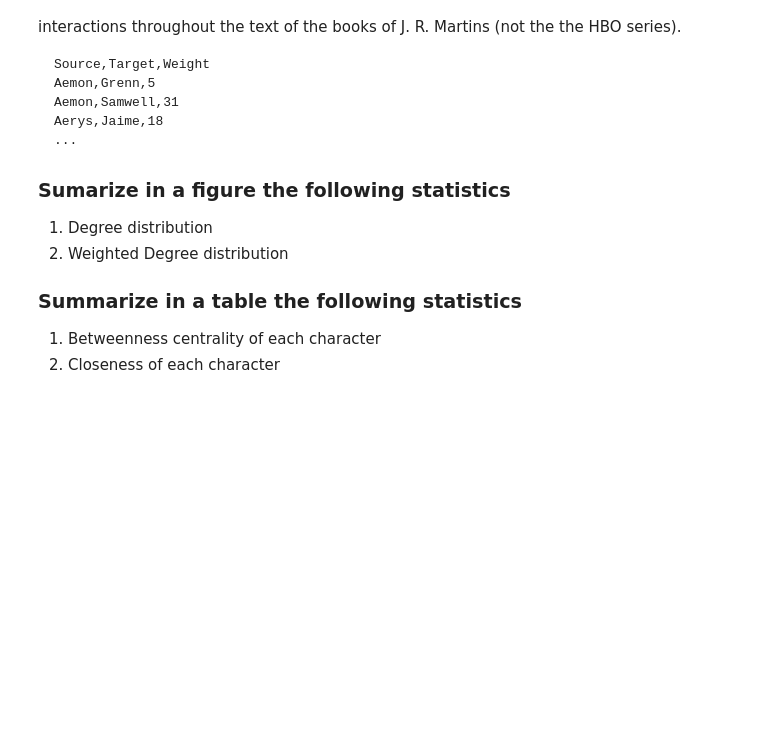
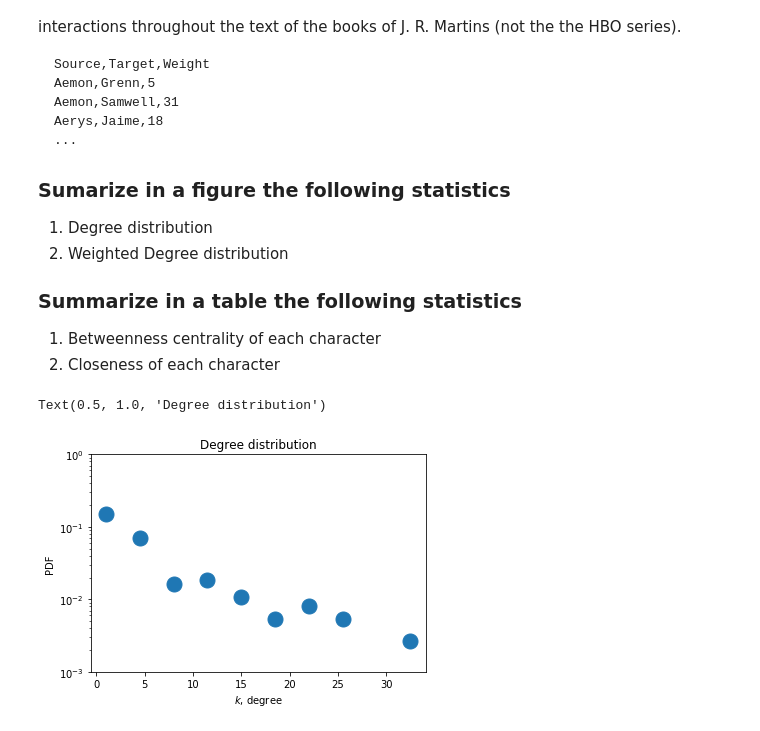
Before and after one commit to ComplexNetTSP/ComplexNetTD, a Jupyter notebook: source/TP1/TP1.ipynb, the cells around one changed output. Cells and saved outputs as stored; diff of their text form; code cells hidden in the pictures; blank space fills up the shorter version.

```diff
--- a/source/TP1/TP1.ipynb
+++ b/source/TP1/TP1.ipynb
@@ -1115,3 +1115,32 @@ Aerys,Jaime,18
 ### Summarize in a table the following statistics
 1. Betweenness centrality of each character
 2. Closeness of each character
+# %%
+import csv
+import numpy as np
+
+edges_list = []
+with open("../../Data/GameOfThrones/stormofswords.csv") as GOT:
+    rows = csv.reader(GOT)
+    next(rows)
+    for row in rows:
+        edges_list.append([row[0], row[1], int(row[2])])
+
+G = nx.DiGraph()
+G.add_weighted_edges_from(edges_list)
+# %%
+## Compute and plot the degree distribution of the graph
+
+### BEGIN SOLUTION
+degree_sequence = sorted([d for n, d in G.degree()], reverse=True)  # degree sequence
+hist, bin_edges = np.histogram(degree_sequence, density=True)
+
+plt.semilogy(bin_edges[:-1], hist, 'o', ms=15)
+plt.xlabel(r"$k$, degree ")
+plt.ylabel(r"PDF")
+plt.ylim(1e-3, 1)
+plt.title("Degree distribution")
+### END SOLUTION
+# %% [output]
+Text(0.5, 1.0, 'Degree distribution')
+[figure, added]
```
Also changed, not shown: 1 other file.
